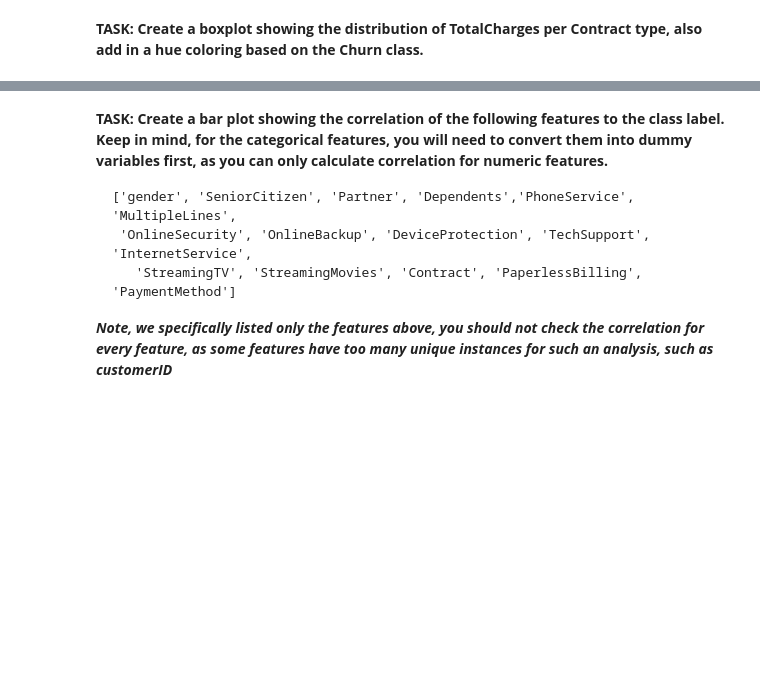
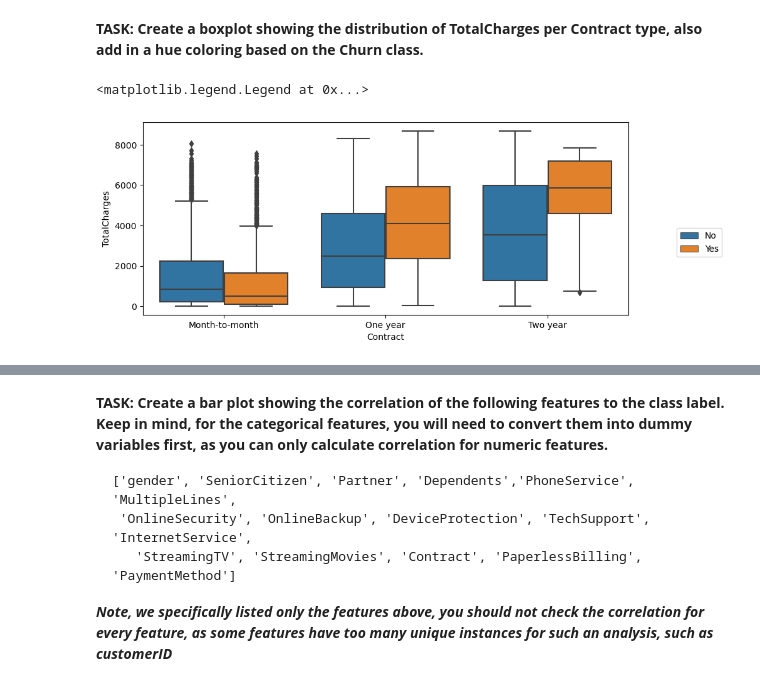
Before and after one commit to Basi10/Churn-Prediction-Model, a Jupyter notebook: 00-Sup-Learning-Capstone-Tree-Methods .ipynb, the cells around one changed output, grey strips where cells are left out. Saved outputs shown, nothing was run; the diff lists cells and outputs as text; code cells hidden in the pictures; blank space fills up the shorter version.

```diff
--- a/00-Sup-Learning-Capstone-Tree-Methods .ipynb
+++ b/00-Sup-Learning-Capstone-Tree-Methods .ipynb
@@ -165,3 +138,10 @@ dtype: int64
+# %%
+plt.figure(figsize=(10,4))
+sns.boxplot(data=df,y='TotalCharges',x='Contract',hue='Churn')
+plt.legend(loc=(1.1,0.3))
+# %% [output]
+<matplotlib.legend.Legend at 0x...>
+[figure, added]
 # %% [markdown]
 <img src='fig3.png' >
 # %% [markdown]
```
Also changed, not shown: parts of 25 cells of this notebook.
